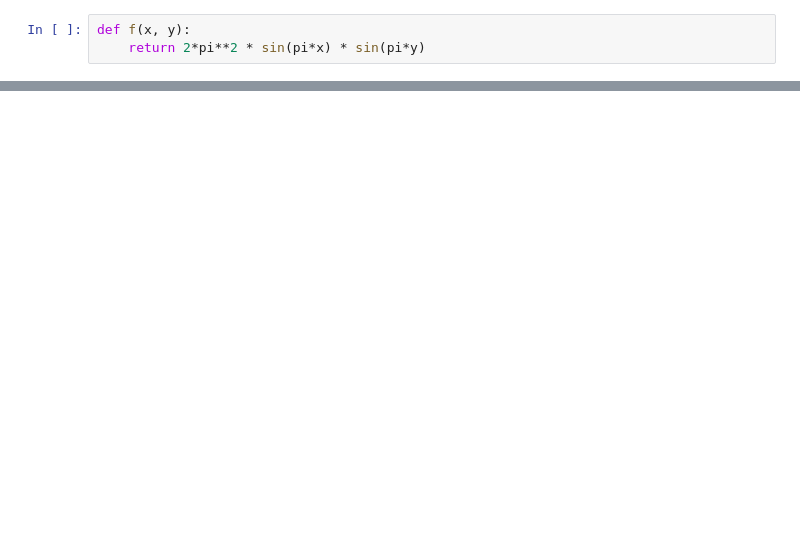
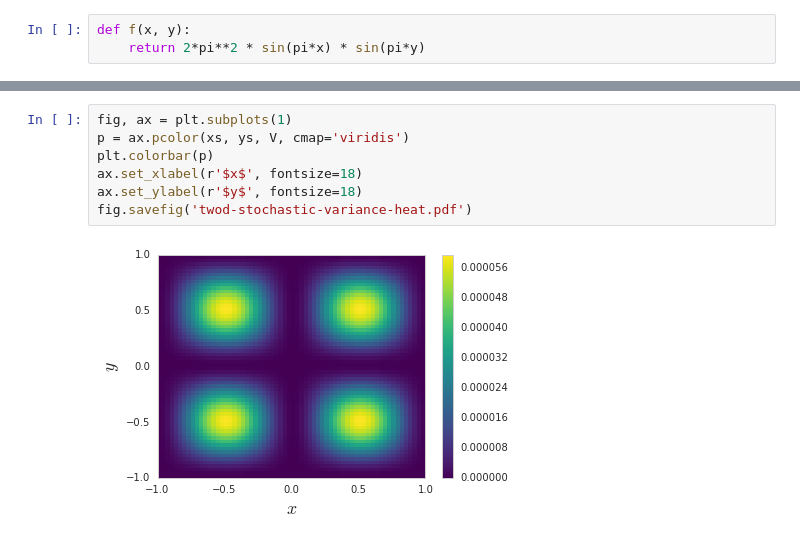
Before and after one commit to alcarney/polynomial_chaos, a Jupyter notebook: src/twod_stochastic.ipynb, the cells around one changed output, grey strips where cells are left out. Cells and saved outputs as stored; diff of their text form; blank space fills up the shorter version.

```diff
--- a/src/twod_stochastic.ipynb
+++ b/src/twod_stochastic.ipynb
@@ -26,0 +47,9 @@ array([[[ 0.        ,  0.        ,  0.        ,  0.        ,  0.        ],
+# %%
+fig, ax = plt.subplots(1)
+p = ax.pcolor(xs, ys, V, cmap='viridis')
+plt.colorbar(p)
+ax.set_xlabel(r'$x$', fontsize=18)
+ax.set_ylabel(r'$y$', fontsize=18)
+fig.savefig('twod-stochastic-variance-heat.pdf')
+# %% [output]
+[figure, added]
```
Also changed, not shown: parts of 6 cells of this notebook, 11 other files.
